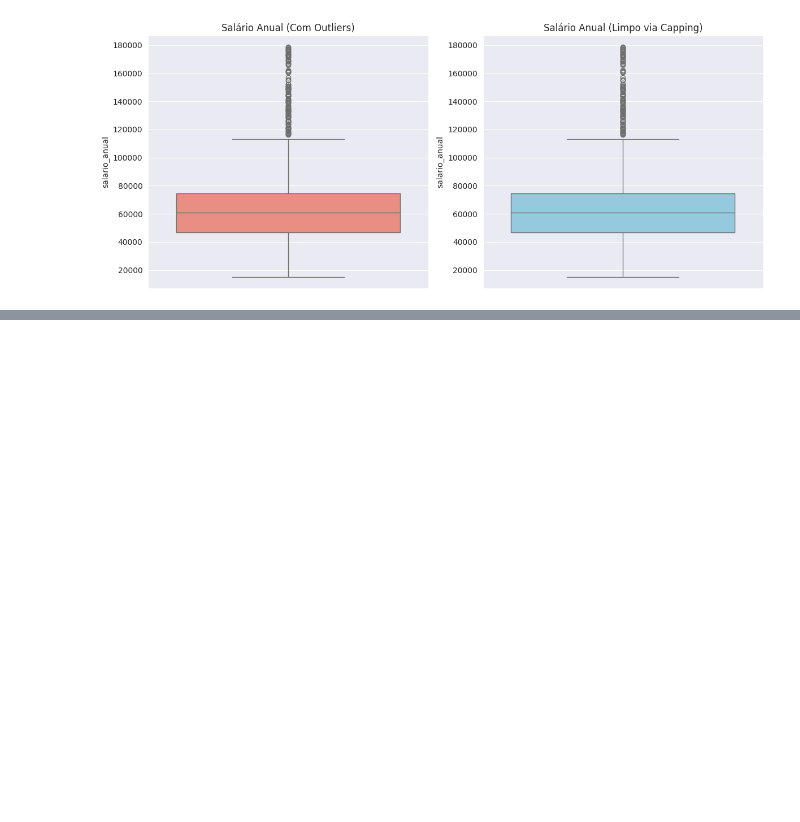
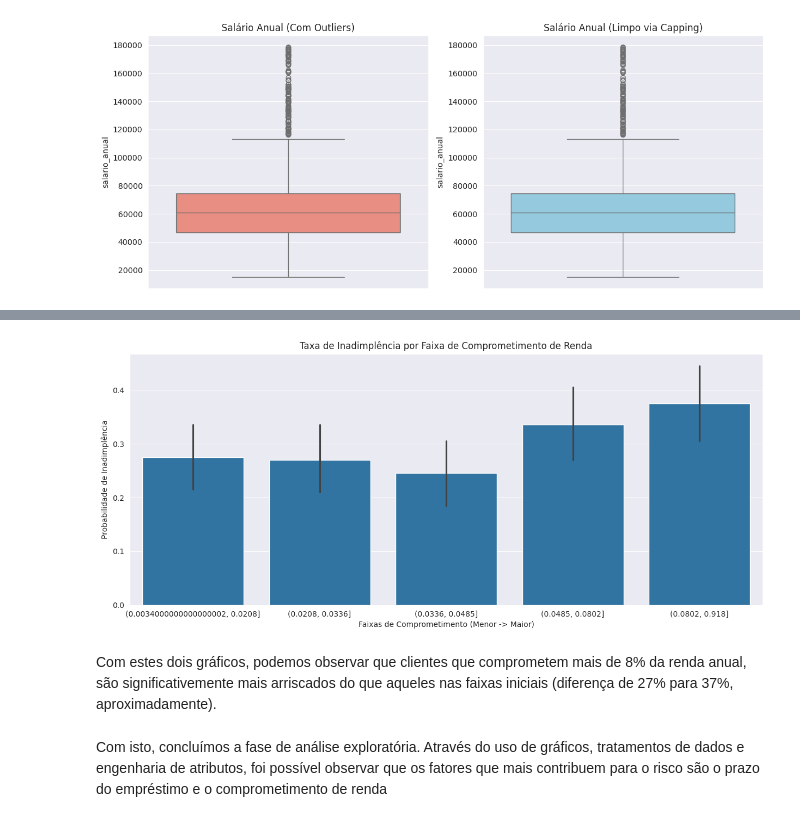
Before and after one commit to henriqueluza/Credit-Analysis-Model, a Jupyter notebook: notebooks/02_analise_exploratoria.ipynb, the cells around one changed output, grey strips where cells are left out. Saved outputs shown, nothing was run; the diff lists cells and outputs as text; code cells hidden in the pictures; blank space fills up the shorter version.

Commit message:
Termina notebook de análise exploratória e adiciona seção de engenharia de atributos

```diff
--- a/notebooks/02_analise_exploratoria.ipynb
+++ b/notebooks/02_analise_exploratoria.ipynb
@@ -289,0 +312,18 @@ plt.show()
+# %%
+# Criando 5 faixas iguais de comprometimento (do menor para o maior)
+df_limpo['faixa_comprometimento'] = pd.qcut(df_limpo['comprometimento_renda'], 5)
+
+plt.figure(figsize=(15, 6))
+# O barplot vai mostrar a porcentagem de inadimplência em cada faixa
+sns.barplot(x='faixa_comprometimento', y='status_inadimplencia', data=df_limpo)
+
+plt.title('Taxa de Inadimplência por Faixa de Comprometimento de Renda')
+plt.ylabel('Probabilidade de Inadimplência')
+plt.xlabel('Faixas de Comprometimento (Menor -> Maior)')
+plt.show()
+# %% [output]
+[figure, added]
+# %% [markdown]
+Com estes dois gráficos, podemos observar que clientes que comprometem mais de 8% da renda anual, são significativemente mais arriscados do que aqueles nas faixas iniciais (diferença de 27% para 37%, aproximadamente).
+# %% [markdown]
+Com isto, concluímos a fase de análise exploratória. Através do uso de gráficos, tratamentos de dados e engenharia de atributos, foi possível observar que os fatores que mais contribuem para o risco são o prazo do empréstimo e o comprometimento de renda
```
Also changed, not shown: parts of 5 cells of this notebook.
